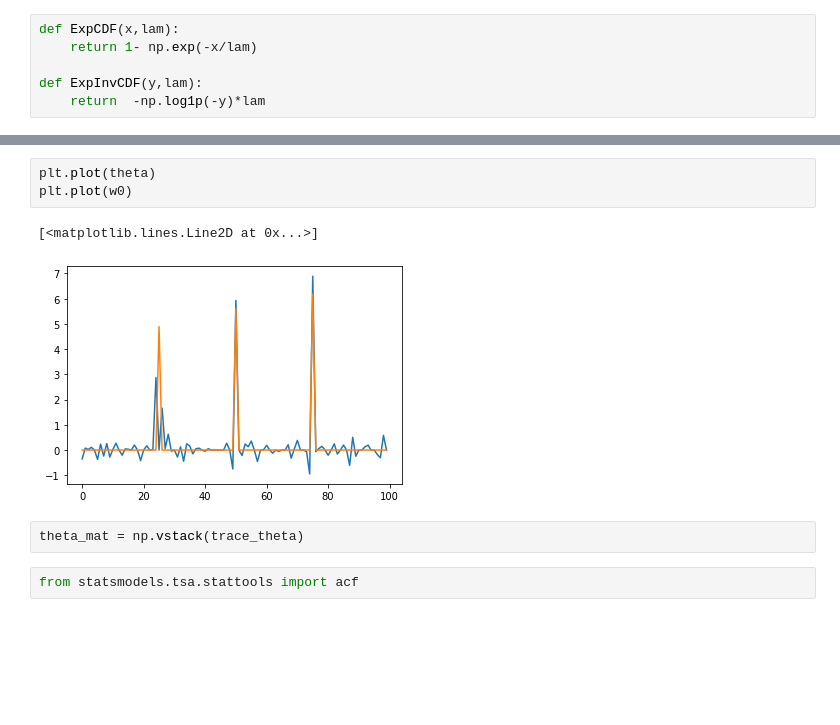
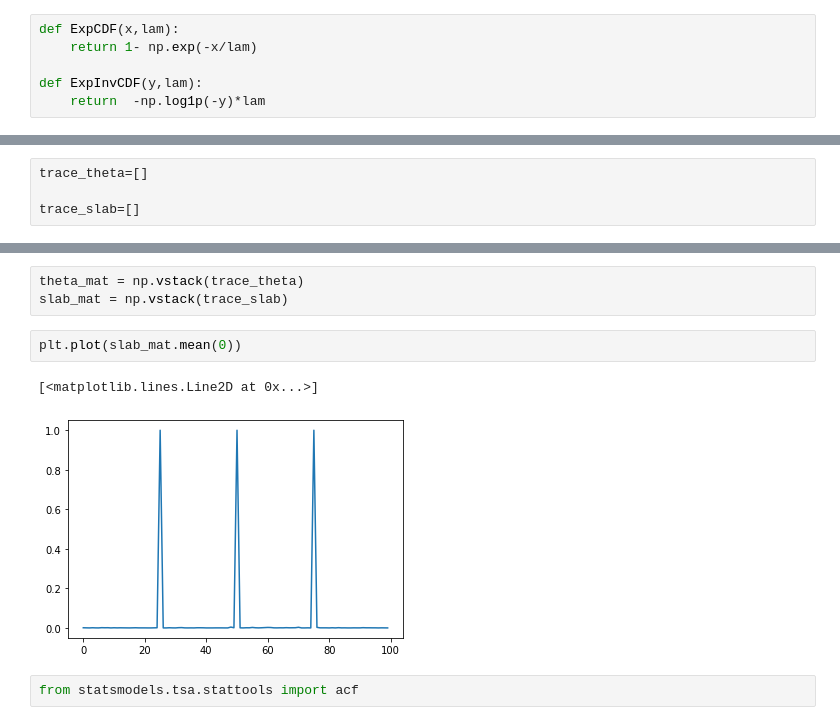
Before and after one commit to leoduan/OneBallPrior, a Jupyter notebook: gibbs.ipynb, the cells around one changed output, grey strips where cells are left out. Cells and saved outputs as stored; diff of their text form; blank space fills up the shorter version.

```diff
--- a/gibbs.ipynb
+++ b/gibbs.ipynb
@@ -138,0 +248,4 @@ def SampleLam(t,mu,sigma2):
+# %%
+trace_theta=[]
+
+trace_slab=[]
@@ -187,10 +324,10 @@ slab_indicator.sum()
-# %%
-plt.plot(theta)
-plt.plot(w0)
-# %% [output]
-[<matplotlib.lines.Line2D at 0x...>]
-[figure, removed]
 # %%
 theta_mat = np.vstack(trace_theta)
+slab_mat = np.vstack(trace_slab)
+# %%
+plt.plot(slab_mat.mean(0))
+# %% [output]
+[<matplotlib.lines.Line2D at 0x...>]
+[figure, added]
 # %%
 from statsmodels.tsa.stattools import acf
```
Also changed, not shown: parts of 48 cells of this notebook.
